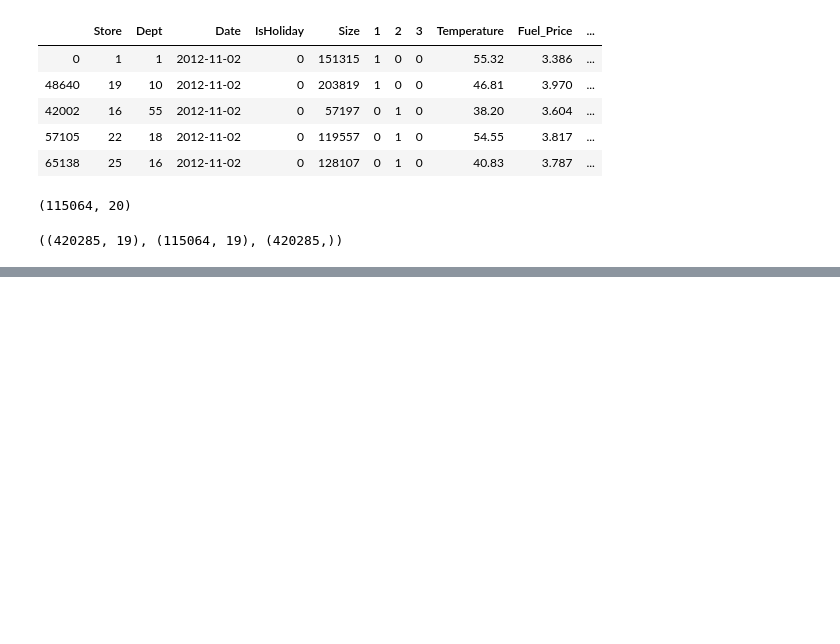
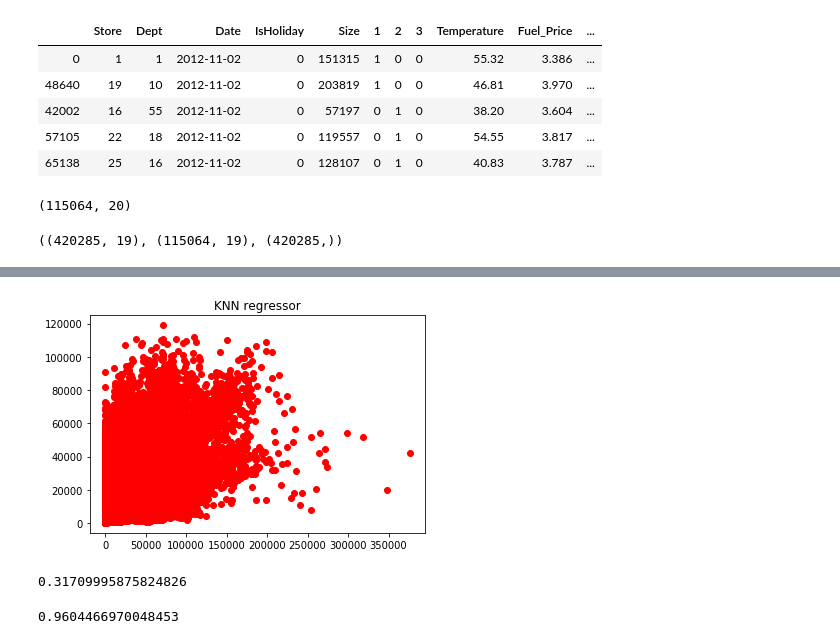
Before and after one commit to Jagajit20/Sales_Forecasting, a Jupyter notebook: Walmart_Sales_Forecasting_Project.ipynb, the cells around one changed output, grey strips where cells are left out. Drawn from its saved outputs; the diff is of its cells as text; code cells hidden in the pictures; blank space fills up the shorter version.

```diff
--- a/Walmart_Sales_Forecasting_Project.ipynb
+++ b/Walmart_Sales_Forecasting_Project.ipynb
@@ -319,0 +324,15 @@ train_X.shape, test_X.shape, train_y.shape
+# %%
+from sklearn.neighbors import KNeighborsRegressor
+knn = KNeighborsRegressor(n_neighbors = 17, n_jobs = 4)
+knn.fit(X_train, y_train)
+y_pred = knn.predict(X_test)
+# %%
+plt.scatter(y_test, y_pred, color='red')
+plt.title('KNN regressor')
+plt.show()
+# %% [output]
+[figure, added]
+# %%
+knn.score(X_test, y_test)
+# %% [output]
+0.31709995875824826
@@ -319,0 +344,4 @@ train_X.shape, test_X.shape, train_y.shape
+# %%
+reg.score(X_test, y_test)
+# %% [output]
+0.9604466970048453
```
Also changed, not shown: parts of 9 cells of this notebook.
